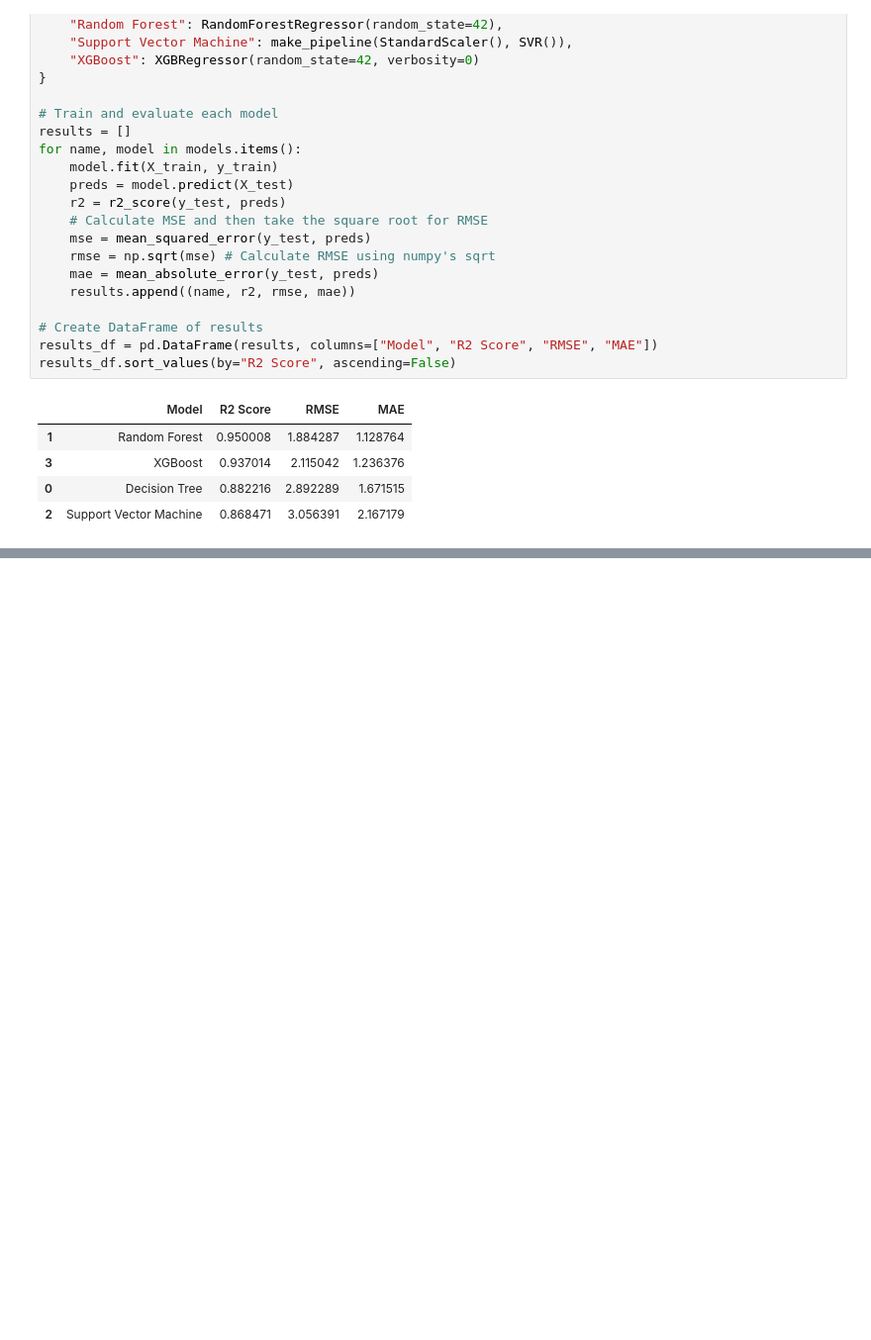
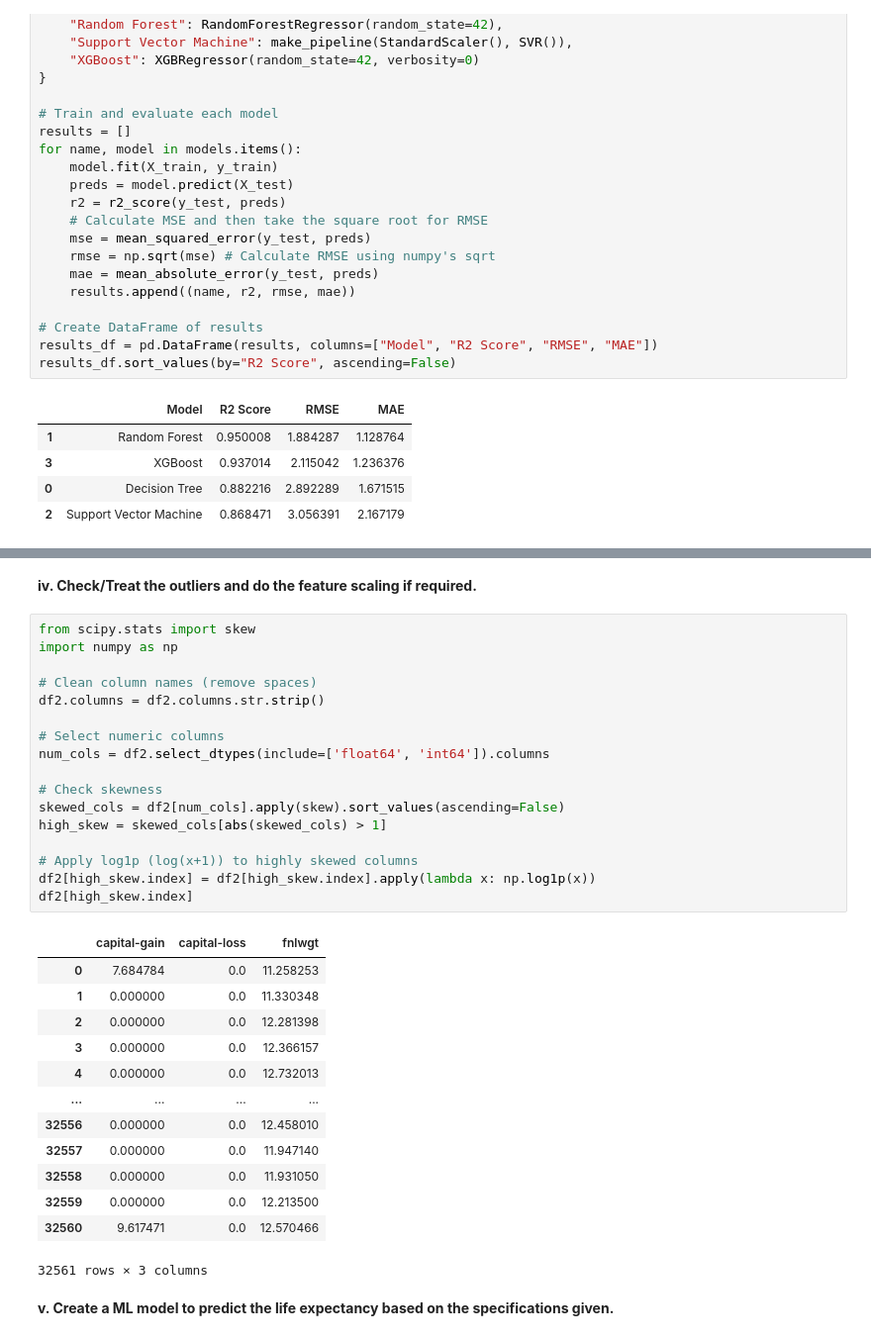
Before and after one commit to Piramu-Mahalingam/DS-Course-Assignment-1, a Jupyter notebook: Piramu_M_Assignment_Supervised_ML.ipynb, the cells around one changed output, grey strips where cells are left out. Shown at 99% size. Cells and saved outputs as stored; diff of their text form; blank space fills up the shorter version.

```diff
--- a/Piramu_M_Assignment_Supervised_ML.ipynb
+++ b/Piramu_M_Assignment_Supervised_ML.ipynb
@@ -292,0 +379,35 @@ results_df.sort_values(by="R2 Score", ascending=False)
+# %% [markdown]
+**iv.	Check/Treat the outliers and do the feature scaling if required.**
+# %%
+from scipy.stats import skew
+import numpy as np
+
+# Clean column names (remove spaces)
+df2.columns = df2.columns.str.strip()
+
+# Select numeric columns
+num_cols = df2.select_dtypes(include=['float64', 'int64']).columns
+
+# Check skewness
+skewed_cols = df2[num_cols].apply(skew).sort_values(ascending=False)
+high_skew = skewed_cols[abs(skewed_cols) > 1]
+
+# Apply log1p (log(x+1)) to highly skewed columns
+df2[high_skew.index] = df2[high_skew.index].apply(lambda x: np.log1p(x))
+df2[high_skew.index]
+# %% [output]
+|  | capital-gain | capital-loss | fnlwgt |
+| 0 | 7.684784 | 0.0 | 11.258253 |
+| 1 | 0.000000 | 0.0 | 11.330348 |
+| 2 | 0.000000 | 0.0 | 12.281398 |
+| 3 | 0.000000 | 0.0 | 12.366157 |
+| 4 | 0.000000 | 0.0 | 12.732013 |
+| ... | ... | ... | ... |
+| 32556 | 0.000000 | 0.0 | 12.458010 |
+| 32557 | 0.000000 | 0.0 | 11.947140 |
+| 32558 | 0.000000 | 0.0 | 11.931050 |
+| 32559 | 0.000000 | 0.0 | 12.213500 |
+| 32560 | 9.617471 | 0.0 | 12.570466 |
+32561 rows × 3 columns
+# %% [markdown]
+**v.	Create a ML model to predict the life expectancy based on the specifications given.**
```
Also changed, not shown: parts of 7 cells of this notebook.
